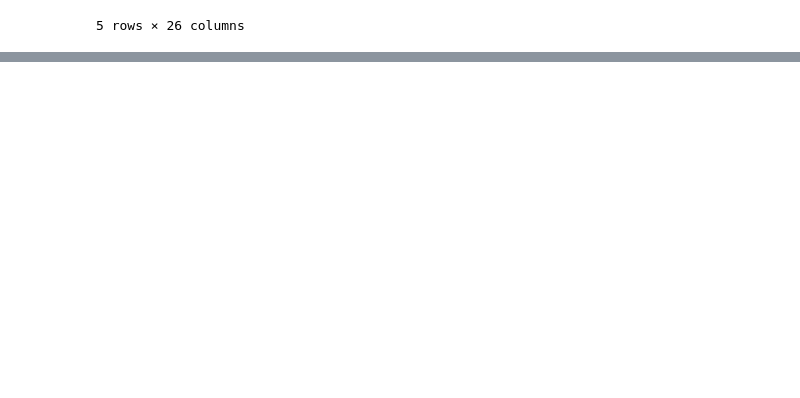
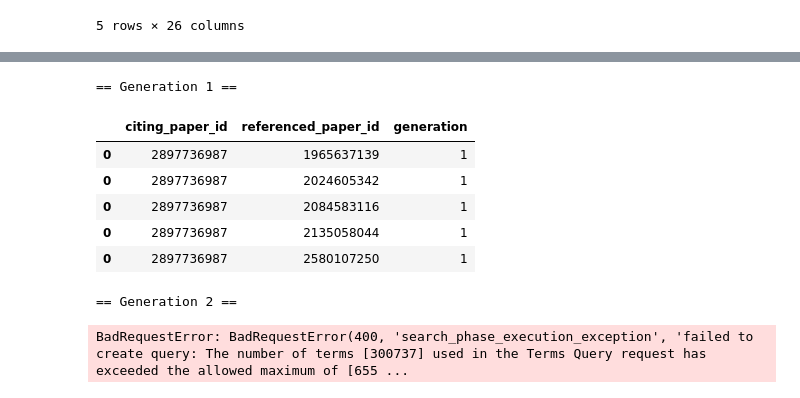
Before and after one commit to kaeru61/sakata-lab-kisopro-c, a Jupyter notebook: get_paper_from_elasticsearch.ipynb, the cells around one changed output, grey strips where cells are left out. Saved outputs shown, nothing was run; the diff lists cells and outputs as text; code cells hidden in the pictures; blank space fills up the shorter version.

```diff
--- a/get_paper_from_elasticsearch.ipynb
+++ b/get_paper_from_elasticsearch.ipynb
@@ -238,0 +321,75 @@ ref_with_in_degree.to_csv("ref_with_in_degree.csv", index=False, encoding="utf-8
+# %%
+def compute_in_degrees_by_generation(papers, es, max_generation=3):
+    """
+    被引用関係（reference）を n 世代まで再帰的にたどり、
+    generation ごとの referenced_paper_id と in_degree_ids を返す。
+    """
+    from IPython.display import display
+
+    all_generations = []
+    visited_ids = set()
+
+    # generation 0 の初期引用ペアを取得
+    reference_pairs = papers.dropna(subset=["reference"]).explode("reference")[["id", "reference"]]
+    reference_pairs.columns = ["citing_paper_id", "referenced_paper_id"]
+    reference_pairs["generation"] = 0
+
+    all_generations.append(reference_pairs.copy())
+
+    current_ids = reference_pairs["referenced_paper_id"].unique().tolist()
+    visited_ids.update(current_ids)
+
+    for gen in range(1, max_generation + 1):
+        print(f"\n== Generation {gen} ==")
+
+        # 次世代に進む引用先のメタデータ取得（軽量化版）
+        query = build_es_query_by_ids(current_ids)
+        ref_metadata = get_lightweight_result(es, "oa_papers", query, include_fields=["id", "reference"]).reset_index(drop=True)
+
+        # reference 展開（次の引用先へ）
+        next_pairs = ref_metadata.dropna(subset=["reference"]).explode("reference")[["id", "reference"]]
+        next_pairs.columns = ["citing_paper_id", "referenced_paper_id"]
+        next_pairs = next_pairs[~next_pairs["referenced_paper_id"].isin(visited_ids)]
+        next_pairs["generation"] = gen
+
+        if next_pairs.empty:
+            print("No further references found.")
+            break
+
+        display(next_pairs.head())
+
+        all_generations.append(next_pairs.copy())
+        current_ids = next_pairs["referenced_paper_id"].unique().tolist()
+        visited_ids.update(current_ids)
+
+    # 各世代の引用ペアから、generation ごとの in_degree 情報を生成
+    all_reference_summaries = []
+
+    for df in all_generations:
+        reference_summary = (
+            df.groupby(["referenced_paper_id", "generation"])["citing_paper_id"]
+            .apply(lambda ids: ",".join(map(str, sorted(ids.unique()))))
+            .reset_index()
+        )
+        reference_summary.columns = ["referenced_paper_id", "generation", "in_degree_ids"]
+        all_reference_summaries.append(reference_summary)
+
+    return pd.concat(all_reference_summaries, ignore_index=True)
+
+
+# 実行：3世代まで引用関係をたどる
+ref_summary_all = compute_in_degrees_by_generation(papers, es, max_generation=3)
+
+# 結果を表示
+from IPython.display import display
+display(ref_summary_all.head(10))
+# %% [output]
+== Generation 1 ==
+|  | citing_paper_id | referenced_paper_id | generation |
+| 0 | 2897736987 | 1965637139 | 1 |
+| 0 | 2897736987 | 2024605342 | 1 |
+| 0 | 2897736987 | 2084583116 | 1 |
+| 0 | 2897736987 | 2135058044 | 1 |
+| 0 | 2897736987 | 2580107250 | 1 |
+== Generation 2 ==
+BadRequestError: BadRequestError(400, 'search_phase_execution_exception', 'failed to create query: The number of terms [300737] used in the Terms Query request has exceeded the allowed maximum of [655 ...
```
Also changed, not shown: parts of 5 cells of this notebook.
